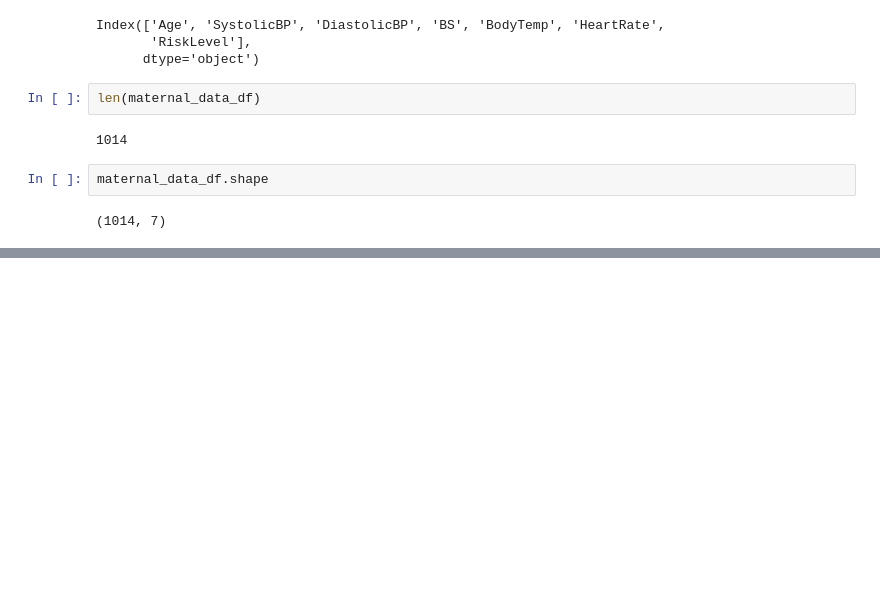
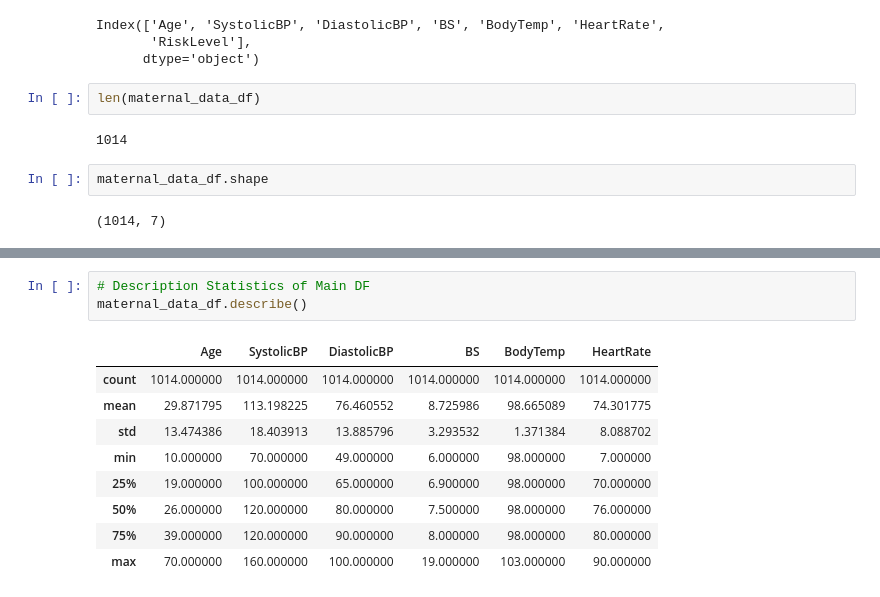
Before and after one commit to angepacatte/Maternal_health_risk, a Jupyter notebook: Maternal Health Risk.ipynb, the cells around one changed output, grey strips where cells are left out. Saved outputs shown, nothing was run; the diff lists cells and outputs as text; blank space fills up the shorter version.

```diff
--- a/Maternal Health Risk.ipynb
+++ b/Maternal Health Risk.ipynb
@@ -59,0 +63,13 @@ dtype: int64
+# %%
+# Description Statistics of Main DF
+maternal_data_df.describe()
+# %% [output]
+|  | Age | SystolicBP | DiastolicBP | BS | BodyTemp | HeartRate |
+| count | 1014.000000 | 1014.000000 | 1014.000000 | 1014.000000 | 1014.000000 | 1014.000000 |
+| mean | 29.871795 | 113.198225 | 76.460552 | 8.725986 | 98.665089 | 74.301775 |
+| std | 13.474386 | 18.403913 | 13.885796 | 3.293532 | 1.371384 | 8.088702 |
+| min | 10.000000 | 70.000000 | 49.000000 | 6.000000 | 98.000000 | 7.000000 |
+| 25% | 19.000000 | 100.000000 | 65.000000 | 6.900000 | 98.000000 | 70.000000 |
+| 50% | 26.000000 | 120.000000 | 80.000000 | 7.500000 | 98.000000 | 76.000000 |
+| 75% | 39.000000 | 120.000000 | 90.000000 | 8.000000 | 98.000000 | 80.000000 |
+| max | 70.000000 | 160.000000 | 100.000000 | 19.000000 | 103.000000 | 90.000000 |
```
Also changed, not shown: parts of 8 cells of this notebook.
